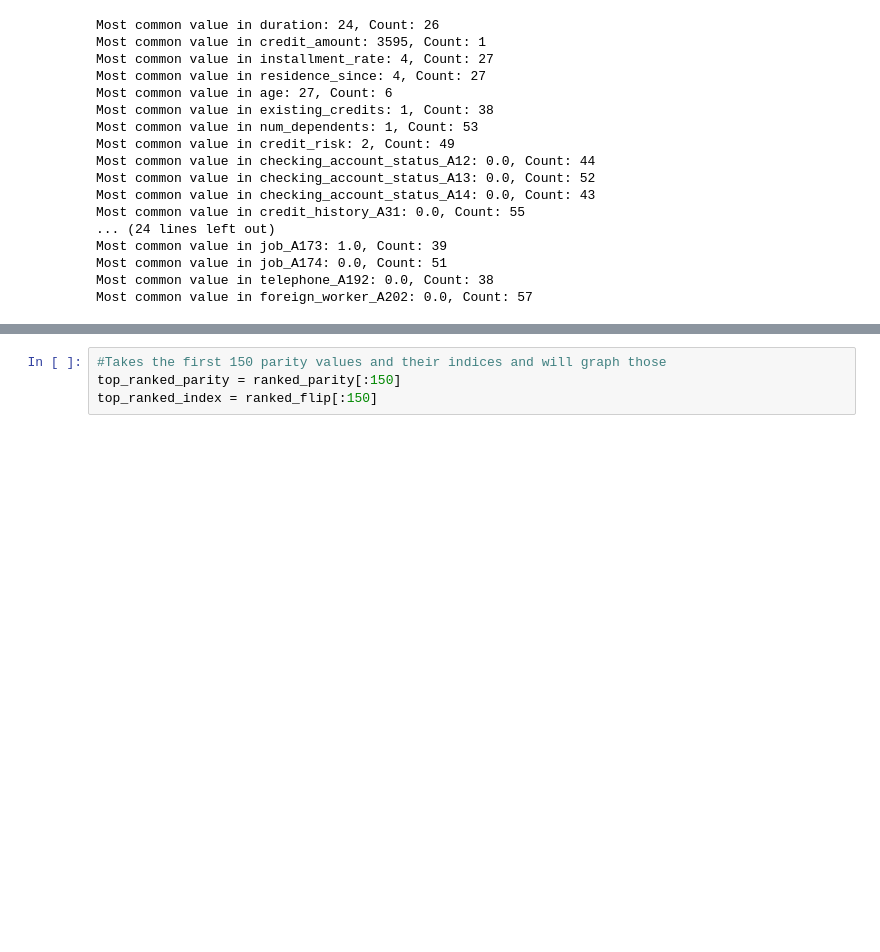
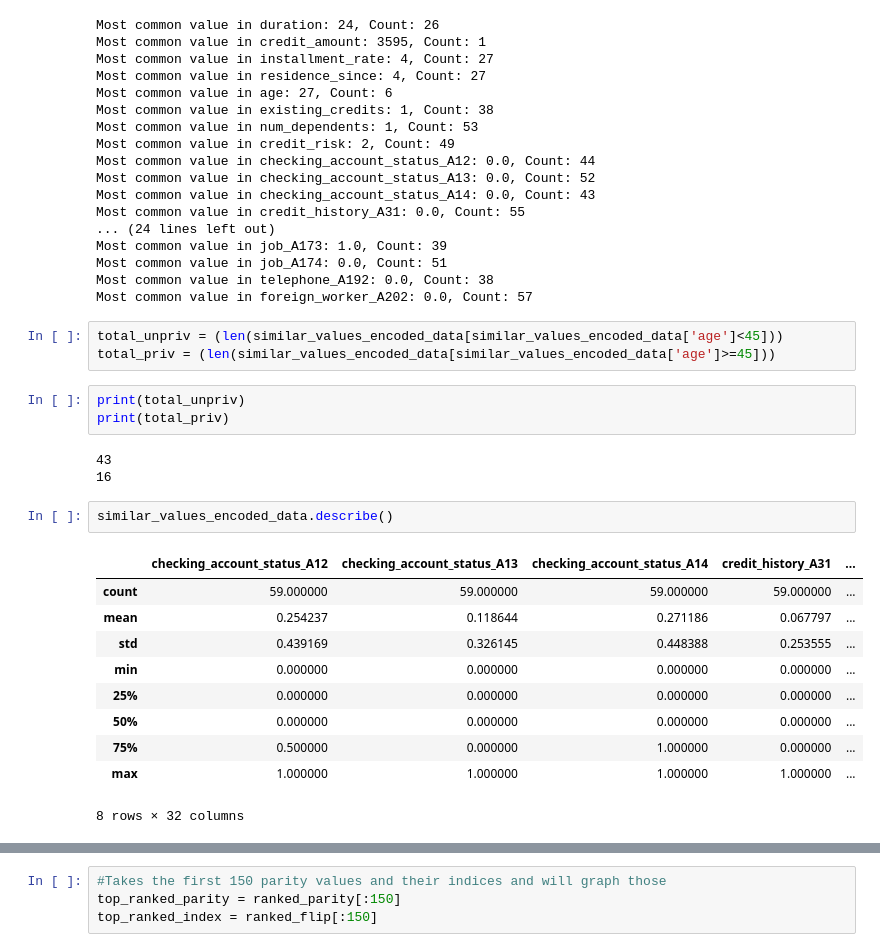
Before and after one commit to s-thandri/labelflipping, a Jupyter notebook: german_credit.ipynb, the cells around one changed output, grey strips where cells are left out. Saved outputs shown, nothing was run; the diff lists cells and outputs as text; blank space fills up the shorter version.

```diff
--- a/german_credit.ipynb
+++ b/german_credit.ipynb
@@ -368,3 +374,25 @@ Most common value in job_A173: 1.0, Count: 39
 Most common value in job_A174: 0.0, Count: 51
 Most common value in telephone_A192: 0.0, Count: 38
 Most common value in foreign_worker_A202: 0.0, Count: 57
+# %%
+total_unpriv = (len(similar_values_encoded_data[similar_values_encoded_data['age']<45]))
+total_priv = (len(similar_values_encoded_data[similar_values_encoded_data['age']>=45]))
+# %%
+print(total_unpriv)
+print(total_priv)
+# %% [output]
+43
+16
+# %%
+similar_values_encoded_data.describe()
+# %% [output]
+|  | checking_account_status_A12 | checking_account_status_A13 | checking_account_status_A14 | credit_history_A31 | ... |
+| count | 59.000000 | 59.000000 | 59.000000 | 59.000000 | ... |
+| mean | 0.254237 | 0.118644 | 0.271186 | 0.067797 | ... |
+| std | 0.439169 | 0.326145 | 0.448388 | 0.253555 | ... |
+| min | 0.000000 | 0.000000 | 0.000000 | 0.000000 | ... |
+| 25% | 0.000000 | 0.000000 | 0.000000 | 0.000000 | ... |
+| 50% | 0.000000 | 0.000000 | 0.000000 | 0.000000 | ... |
+| 75% | 0.500000 | 0.000000 | 1.000000 | 0.000000 | ... |
+| max | 1.000000 | 1.000000 | 1.000000 | 1.000000 | ... |
+8 rows × 32 columns
```
Also changed, not shown: parts of 7 cells of this notebook.
